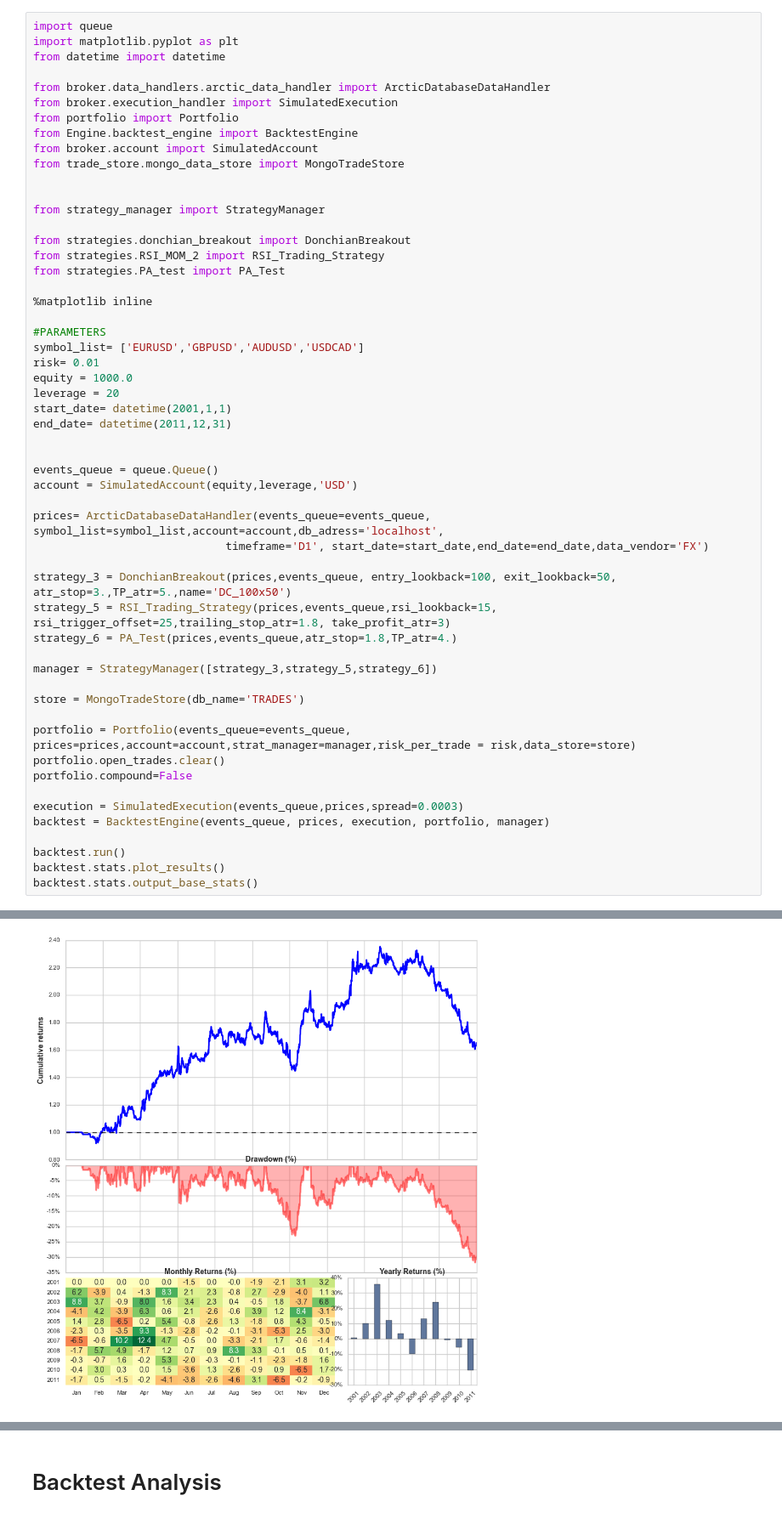
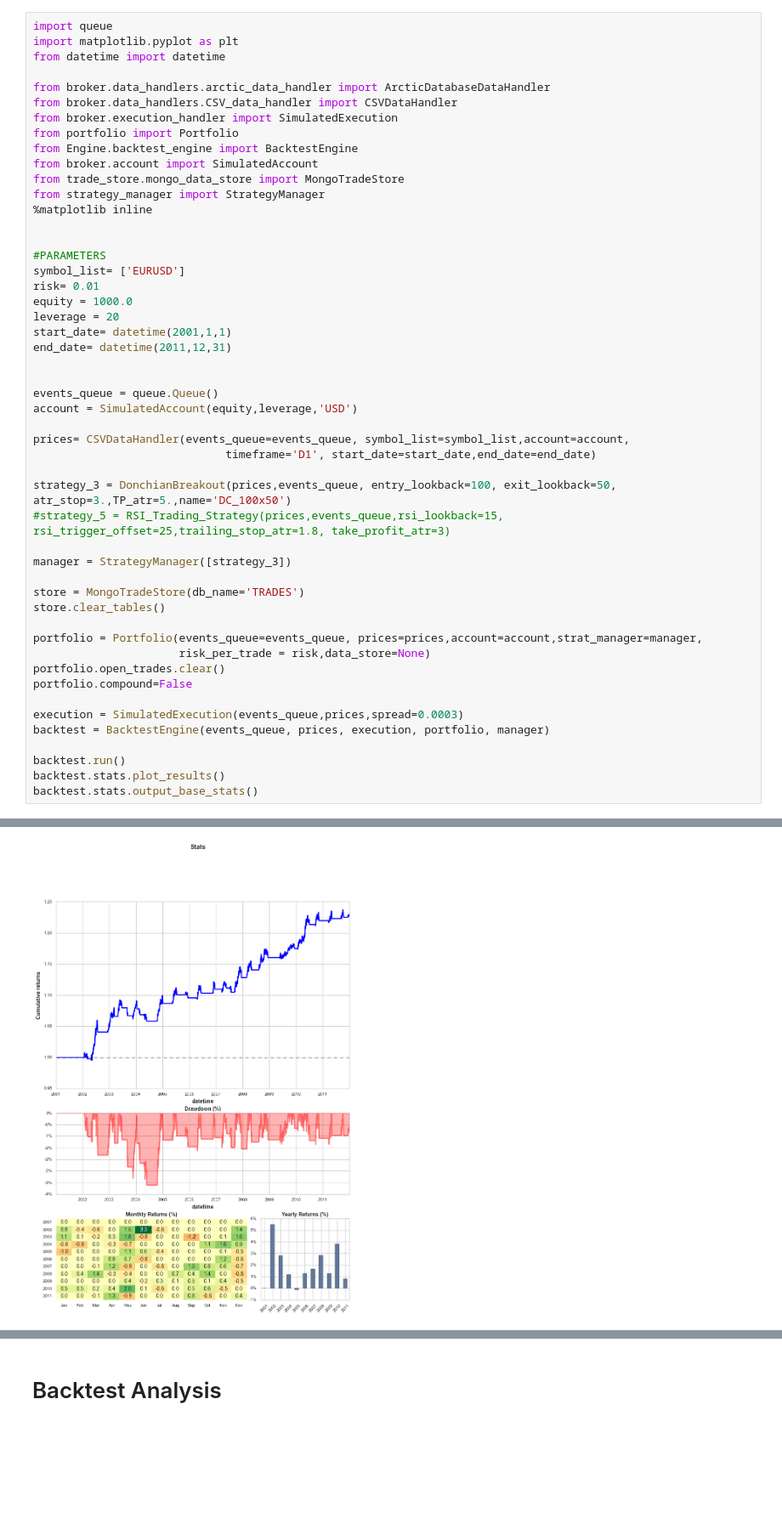
Before and after one commit to JeromeMoreau/pyTrading2, a Jupyter notebook: Backtest.ipynb, the cells around one changed output, grey strips where cells are left out. Shown at 85% size. Saved outputs shown, nothing was run; the diff lists cells and outputs as text; blank space fills up the shorter version.

Commit message:
Optimized for live_trading

```diff
--- a/Backtest.ipynb
+++ b/Backtest.ipynb
@@ -4,23 +9,18 @@ import matplotlib.pyplot as plt
 from datetime import datetime
 
 from broker.data_handlers.arctic_data_handler import ArcticDatabaseDataHandler
+from broker.data_handlers.CSV_data_handler import CSVDataHandler
 from broker.execution_handler import SimulatedExecution
 from portfolio import Portfolio
 from Engine.backtest_engine import BacktestEngine
 from broker.account import SimulatedAccount
 from trade_store.mongo_data_store import MongoTradeStore
+from strategy_manager import StrategyManager
+%matplotlib inline
 
 
-from strategy_manager import StrategyManager
-
-from strategies.donchian_breakout import DonchianBreakout
-from strategies.RSI_MOM_2 import RSI_Trading_Strategy
-from strategies.PA_test import PA_Test
-
-%matplotlib inline
-
 #PARAMETERS
-symbol_list= ['EURUSD','GBPUSD','AUDUSD','USDCAD']
+symbol_list= ['EURUSD']
 risk= 0.01
 equity = 1000.0
 leverage = 20
@@ -31,18 +31,19 @@ end_date= datetime(2011,12,31)
 events_queue = queue.Queue()
 account = SimulatedAccount(equity,leverage,'USD')
 
-prices= ArcticDatabaseDataHandler(events_queue=events_queue, symbol_list=symbol_list,account=account,db_adress='localhost',
-                             timeframe='D1', start_date=start_date,end_date=end_date,data_vendor='FX')
+prices= CSVDataHandler(events_queue=events_queue, symbol_list=symbol_list,account=account,
+                             timeframe='D1', start_date=start_date,end_date=end_date)
 
 strategy_3 = DonchianBreakout(prices,events_queue, entry_lookback=100, exit_lookback=50, atr_stop=3.,TP_atr=5.,name='DC_100x50')
-strategy_5 = RSI_Trading_Strategy(prices,events_queue,rsi_lookback=15, rsi_trigger_offset=25,trailing_stop_atr=1.8, take_profit_atr=3)
-strategy_6 = PA_Test(prices,events_queue,atr_stop=1.8,TP_atr=4.)
+#strategy_5 = RSI_Trading_Strategy(prices,events_queue,rsi_lookback=15, rsi_trigger_offset=25,trailing_stop_atr=1.8, take_profit_atr=3)
 
-manager = StrategyManager([strategy_3,strategy_5,strategy_6])
+manager = StrategyManager([strategy_3])
 
 store = MongoTradeStore(db_name='TRADES')
+store.clear_tables()
 
-portfolio = Portfolio(events_queue=events_queue, prices=prices,account=account,strat_manager=manager,risk_per_trade = risk,data_store=store)
+portfolio = Portfolio(events_queue=events_queue, prices=prices,account=account,strat_manager=manager,
+                      risk_per_trade = risk,data_store=None)
 portfolio.open_trades.clear()
 portfolio.compound=False
 
@@ -59,2 +60,2 @@ Total time elapsed: 00:00:08
-[figure, old version]
+[figure, new version]
 |  | Base Stats |
```
Also changed, not shown: parts of 15 cells of this notebook, 12 other files.
